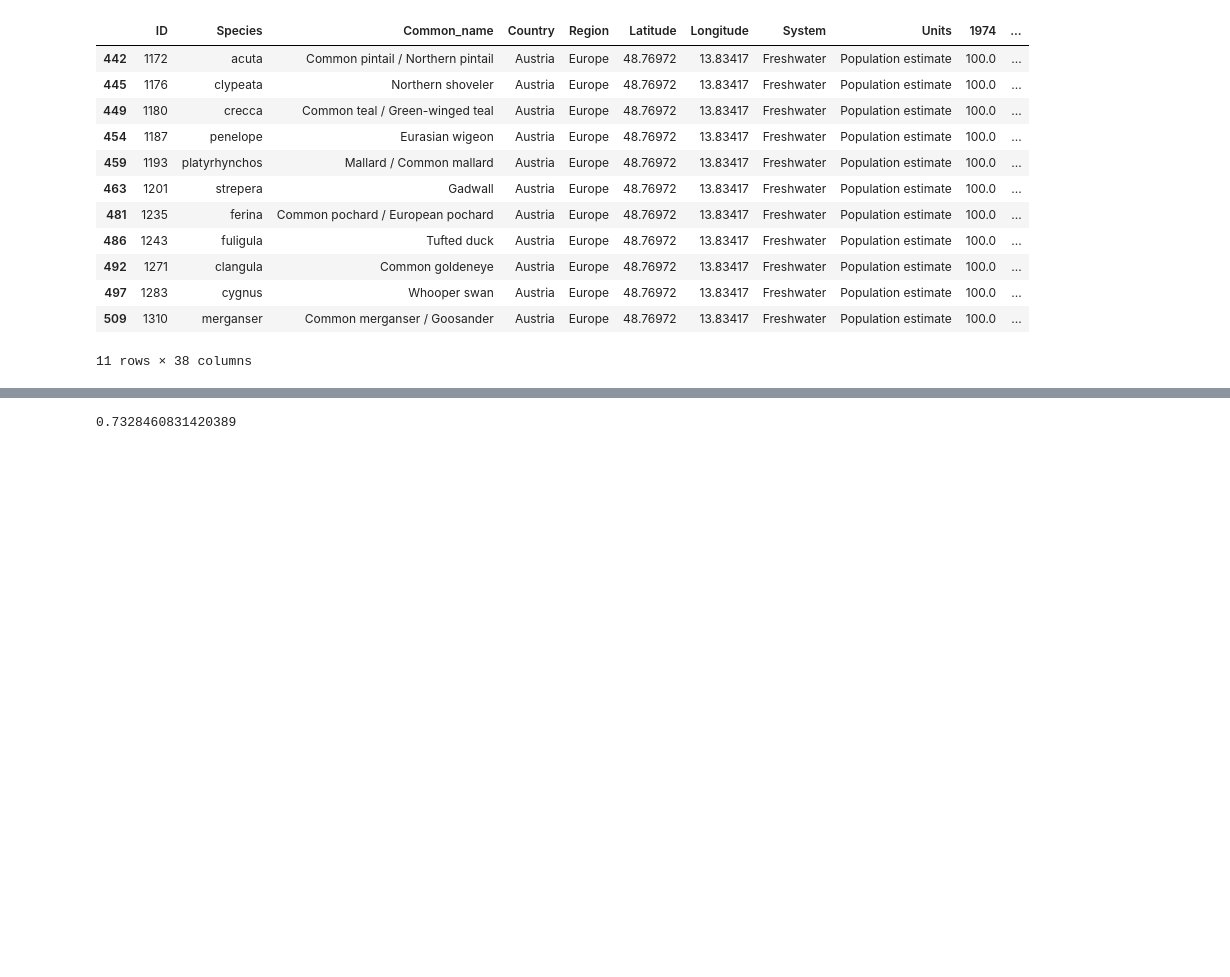
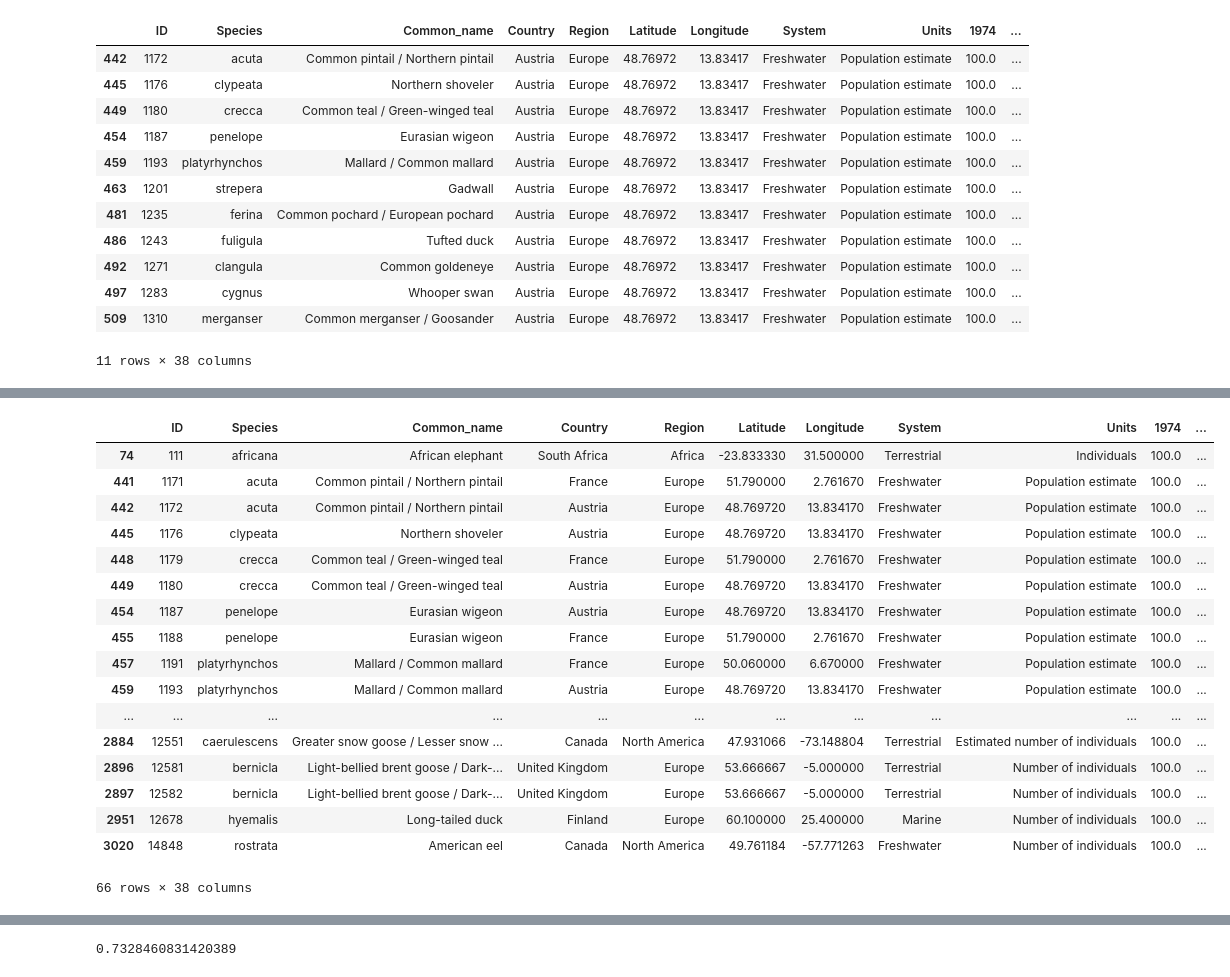
Before and after one commit to Sam-Marshall/ecosystems_energy, a Jupyter notebook: BaseCode/Biodiversityanalysis.ipynb, the cells around one changed output, grey strips where cells are left out. Drawn from its saved outputs; the diff is of its cells as text; code cells hidden in the pictures; blank space fills up the shorter version.

```diff
--- a/BaseCode/Biodiversityanalysis.ipynb
+++ b/BaseCode/Biodiversityanalysis.ipynb
@@ -235,3 +265,24 @@ Text(0,0.5,'Percent of individuals compared to 1974 (%)')
+# %%
+bio4
+# %% [output]
+|  | ID | Species | Common_name | Country | Region | Latitude | Longitude | System | Units | 1974 | ... |
+| 74 | 111 | africana | African elephant | South Africa | Africa | -23.833330 | 31.500000 | Terrestrial | Individuals | 100.0 | ... |
+| 441 | 1171 | acuta | Common pintail / Northern pintail | France | Europe | 51.790000 | 2.761670 | Freshwater | Population estimate | 100.0 | ... |
+| 442 | 1172 | acuta | Common pintail / Northern pintail | Austria | Europe | 48.769720 | 13.834170 | Freshwater | Population estimate | 100.0 | ... |
+| 445 | 1176 | clypeata | Northern shoveler | Austria | Europe | 48.769720 | 13.834170 | Freshwater | Population estimate | 100.0 | ... |
+| 448 | 1179 | crecca | Common teal / Green-winged teal | France | Europe | 51.790000 | 2.761670 | Freshwater | Population estimate | 100.0 | ... |
+| 449 | 1180 | crecca | Common teal / Green-winged teal | Austria | Europe | 48.769720 | 13.834170 | Freshwater | Population estimate | 100.0 | ... |
+| 454 | 1187 | penelope | Eurasian wigeon | Austria | Europe | 48.769720 | 13.834170 | Freshwater | Population estimate | 100.0 | ... |
+| 455 | 1188 | penelope | Eurasian wigeon | France | Europe | 51.790000 | 2.761670 | Freshwater | Population estimate | 100.0 | ... |
+| 457 | 1191 | platyrhynchos | Mallard / Common mallard | France | Europe | 50.060000 | 6.670000 | Freshwater | Population estimate | 100.0 | ... |
+| 459 | 1193 | platyrhynchos | Mallard / Common mallard | Austria | Europe | 48.769720 | 13.834170 | Freshwater | Population estimate | 100.0 | ... |
+| ... | ... | ... | ... | ... | ... | ... | ... | ... | ... | ... | ... |
+| 2884 | 12551 | caerulescens | Greater snow goose / Lesser snow ... | Canada | North America | 47.931066 | -73.148804 | Terrestrial | Estimated number of individuals | 100.0 | ... |
+| 2896 | 12581 | bernicla | Light-bellied brent goose / Dark-... | United Kingdom | Europe | 53.666667 | -5.000000 | Terrestrial | Number of individuals | 100.0 | ... |
+| 2897 | 12582 | bernicla | Light-bellied brent goose / Dark-... | United Kingdom | Europe | 53.666667 | -5.000000 | Terrestrial | Number of individuals | 100.0 | ... |
+| 2951 | 12678 | hyemalis | Long-tailed duck | Finland | Europe | 60.100000 | 25.400000 | Marine | Number of individuals | 100.0 | ... |
+| 3020 | 14848 | rostrata | American eel | Canada | North America | 49.761184 | -57.771263 | Freshwater | Number of individuals | 100.0 | ... |
+66 rows × 38 columns
 # %%
 #FINAL PLOT Canada
 Canada = bio5melt[(bio5melt.Country == 'Canada')]
```
Also changed, not shown: parts of 10 cells of this notebook.
